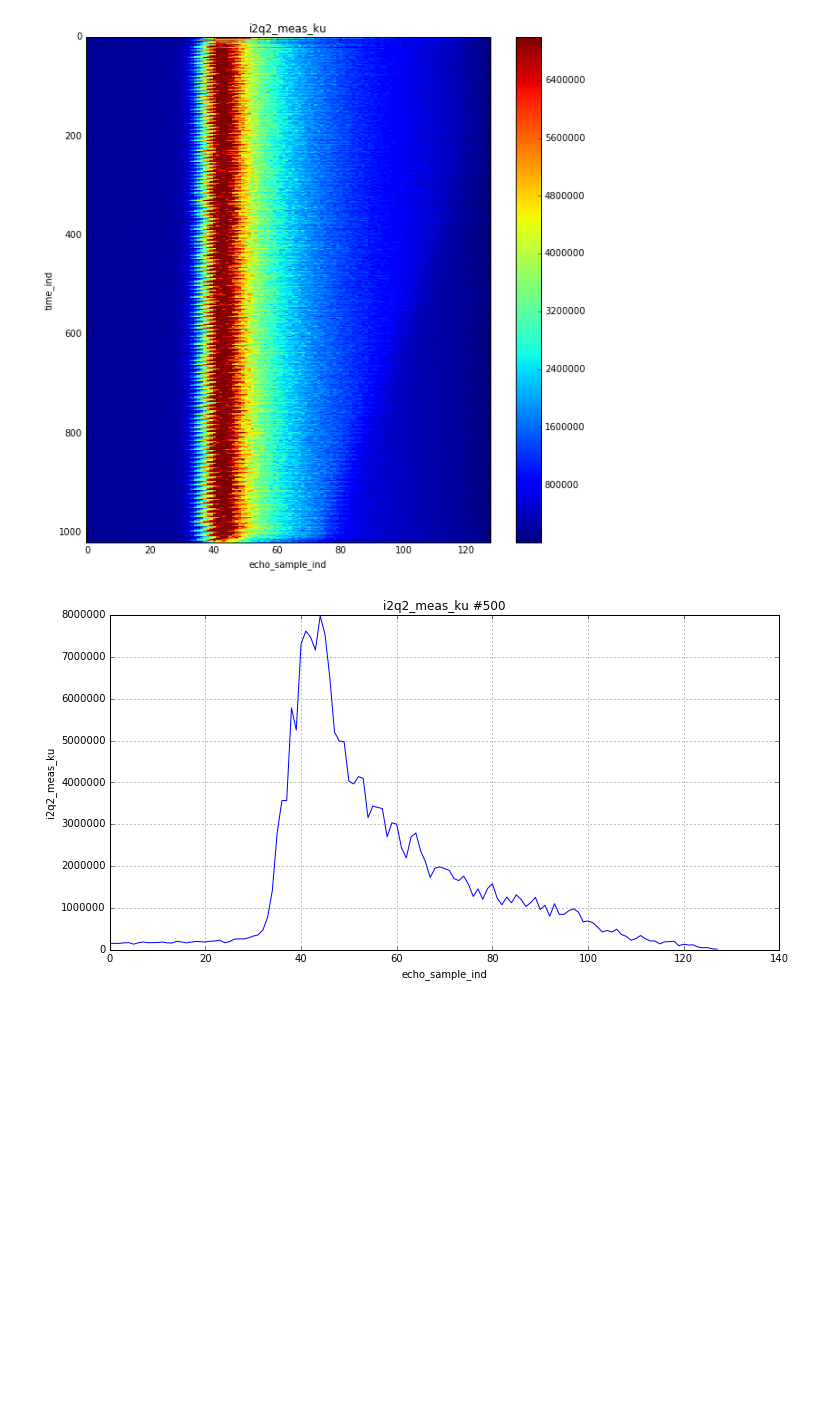
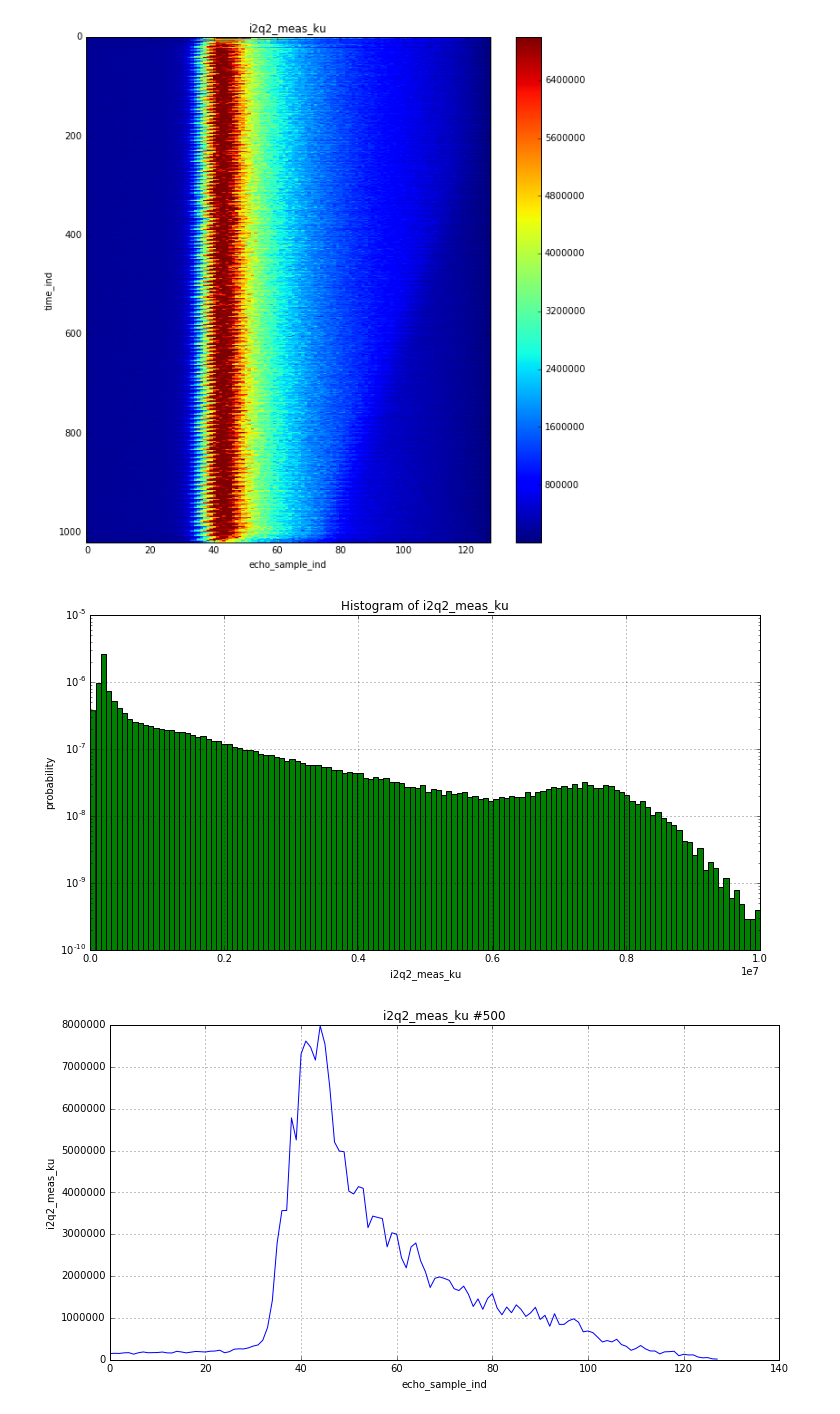
Before and after one commit to DeDop/dedop-core, a Jupyter notebook: notebooks/analysis-l1b.ipynb, the cells around one changed output. Saved outputs shown, nothing was run; the diff lists cells and outputs as text; code cells hidden in the pictures; blank space fills up the shorter version.

```diff
--- a/notebooks/analysis-l1b.ipynb
+++ b/notebooks/analysis-l1b.ipynb
@@ -31,3 +31,7 @@ an.plot_meas_im()
 # %% [output]
 [figure]
+# %%
+an.plot_meas_hist(vmin=0, vmax=1e7, log=True)
+# %% [output]
+[figure, added]
 # %%
```
Also changed, not shown: parts of 4 cells of this notebook, 1 other file.
